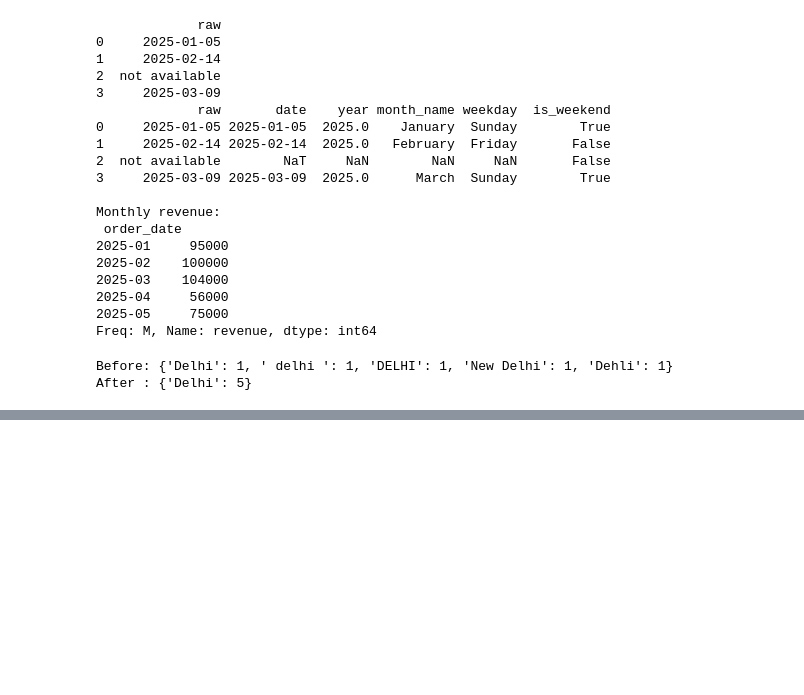
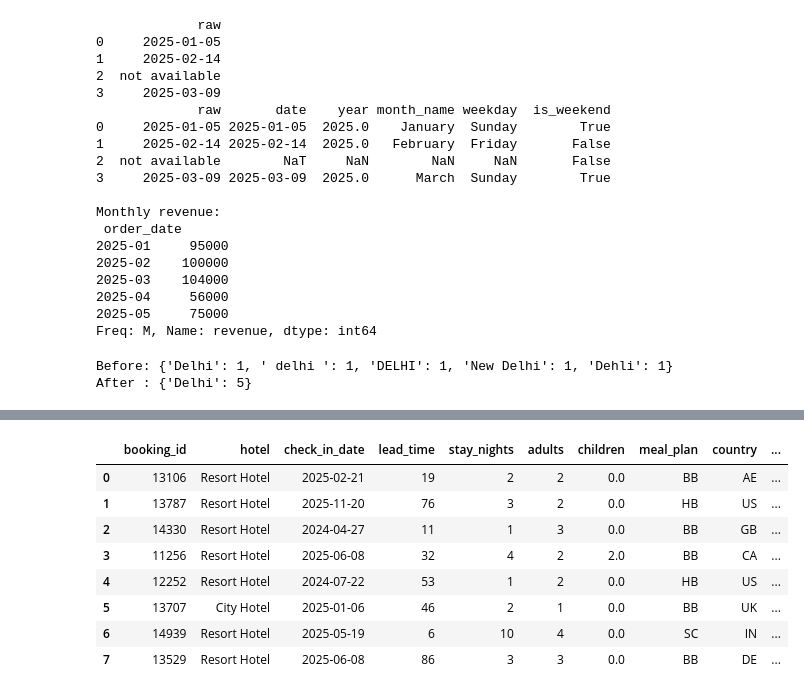
Before and after one commit to arcsinfotech/ai-class, a Jupyter notebook: backend/pandas.ipynb, the cells around one changed output, grey strips where cells are left out. Drawn from its saved outputs; the diff is of its cells as text; code cells hidden in the pictures; blank space fills up the shorter version.

```diff
--- a/backend/pandas.ipynb
+++ b/backend/pandas.ipynb
@@ -343,0 +530,13 @@ After : {'Delhi': 5}
+# %%
+raw = pd.read_csv("hotel_bookings_raw.csv")
+raw.head(8)
+# %% [output]
+|  | booking_id | hotel | check_in_date | lead_time | stay_nights | adults | children | meal_plan | country | ... |
+| 0 | 13106 | Resort Hotel | 2025-02-21 | 19 | 2 | 2 | 0.0 | BB | AE | ... |
+| 1 | 13787 | Resort Hotel | 2025-11-20 | 76 | 3 | 2 | 0.0 | HB | US | ... |
+| 2 | 14330 | Resort Hotel | 2024-04-27 | 11 | 1 | 3 | 0.0 | BB | GB | ... |
+| 3 | 11256 | Resort Hotel | 2025-06-08 | 32 | 4 | 2 | 2.0 | BB | CA | ... |
+| 4 | 12252 | Resort Hotel | 2024-07-22 | 53 | 1 | 2 | 0.0 | HB | US | ... |
+| 5 | 13707 | City Hotel | 2025-01-06 | 46 | 2 | 1 | 0.0 | BB | UK | ... |
+| 6 | 14939 | Resort Hotel | 2025-05-19 | 6 | 10 | 4 | 0.0 | SC | IN | ... |
+| 7 | 13529 | Resort Hotel | 2025-06-08 | 86 | 3 | 3 | 0.0 | BB | DE | ... |
```
Also changed, not shown: parts of 16 cells of this notebook, 1 other file.
